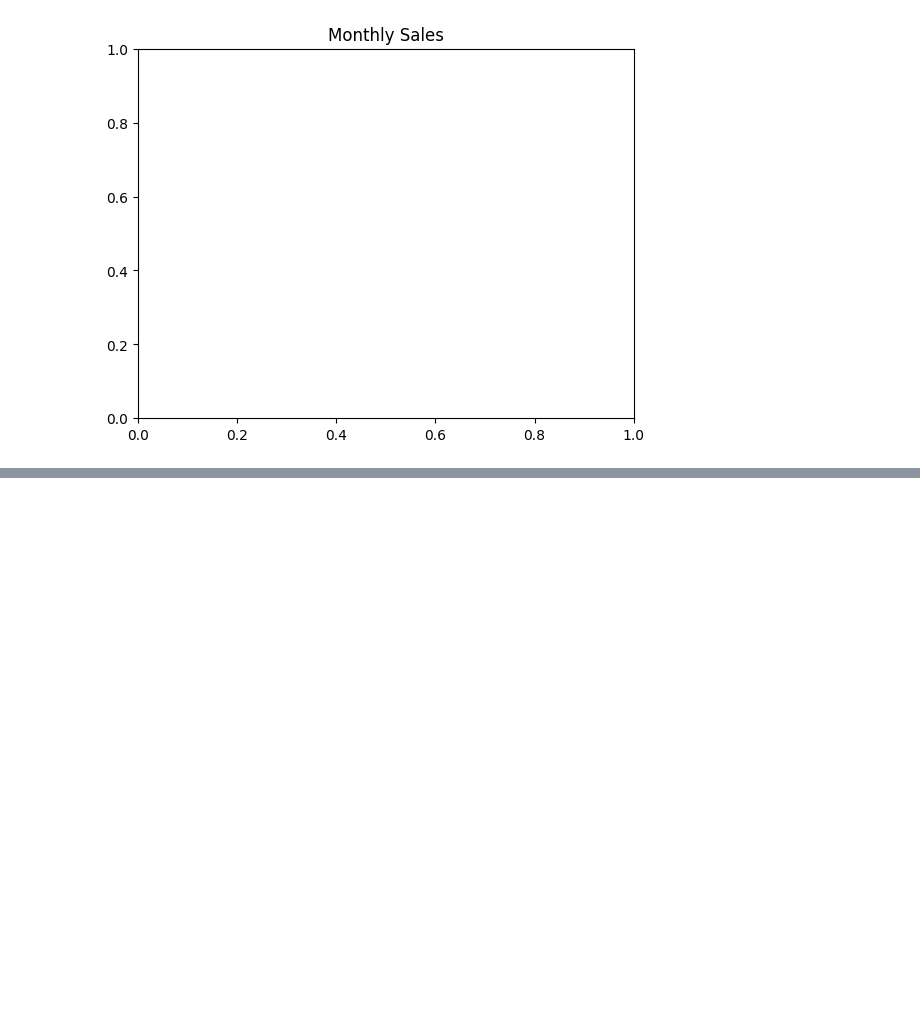
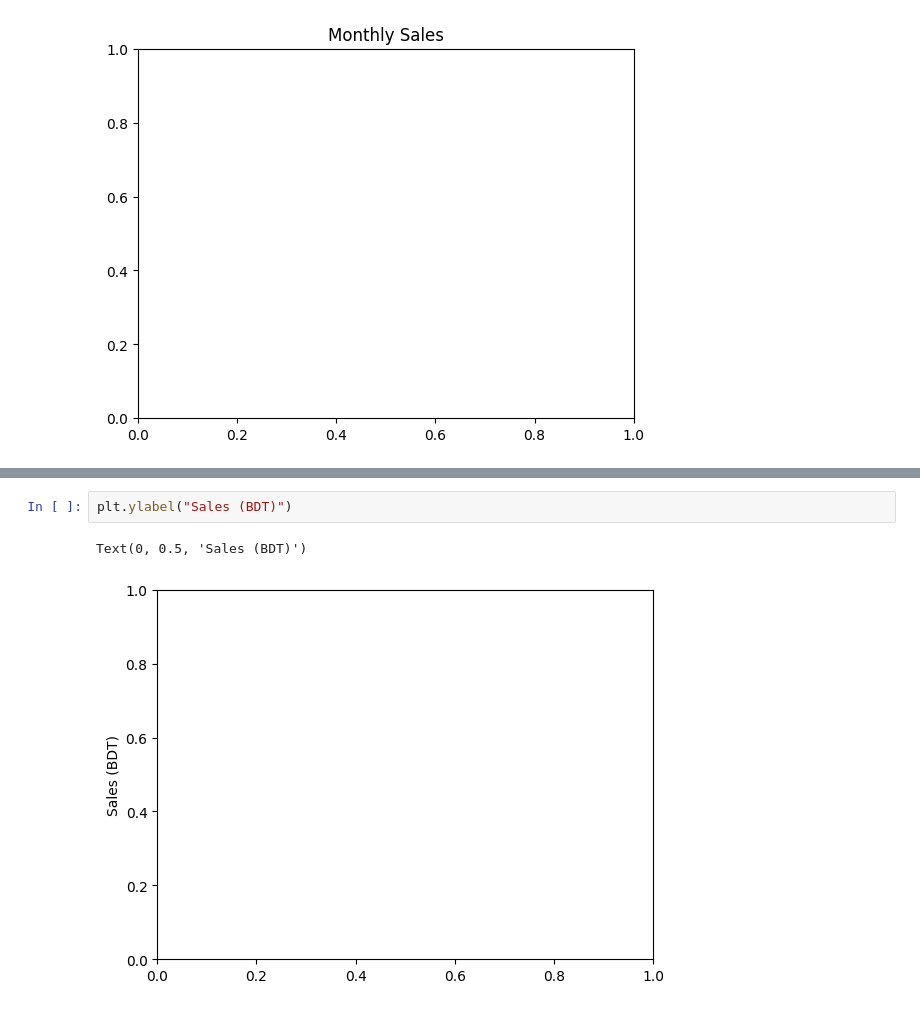
Before and after one commit to Rahmatul-Rovi/Machine-Learning-Practice, a Jupyter notebook: Chart_&_Graph.ipynb, the cells around one changed output, grey strips where cells are left out. Saved outputs shown, nothing was run; the diff lists cells and outputs as text; blank space fills up the shorter version.

```diff
--- a/Chart_&_Graph.ipynb
+++ b/Chart_&_Graph.ipynb
@@ -49,0 +55,5 @@ Text(0.5, 1.0, 'Monthly Sales')
+# %%
+plt.ylabel("Sales (BDT)")
+# %% [output]
+Text(0, 0.5, 'Sales (BDT)')
+[figure, added]
```
Also changed, not shown: parts of 3 cells of this notebook.
